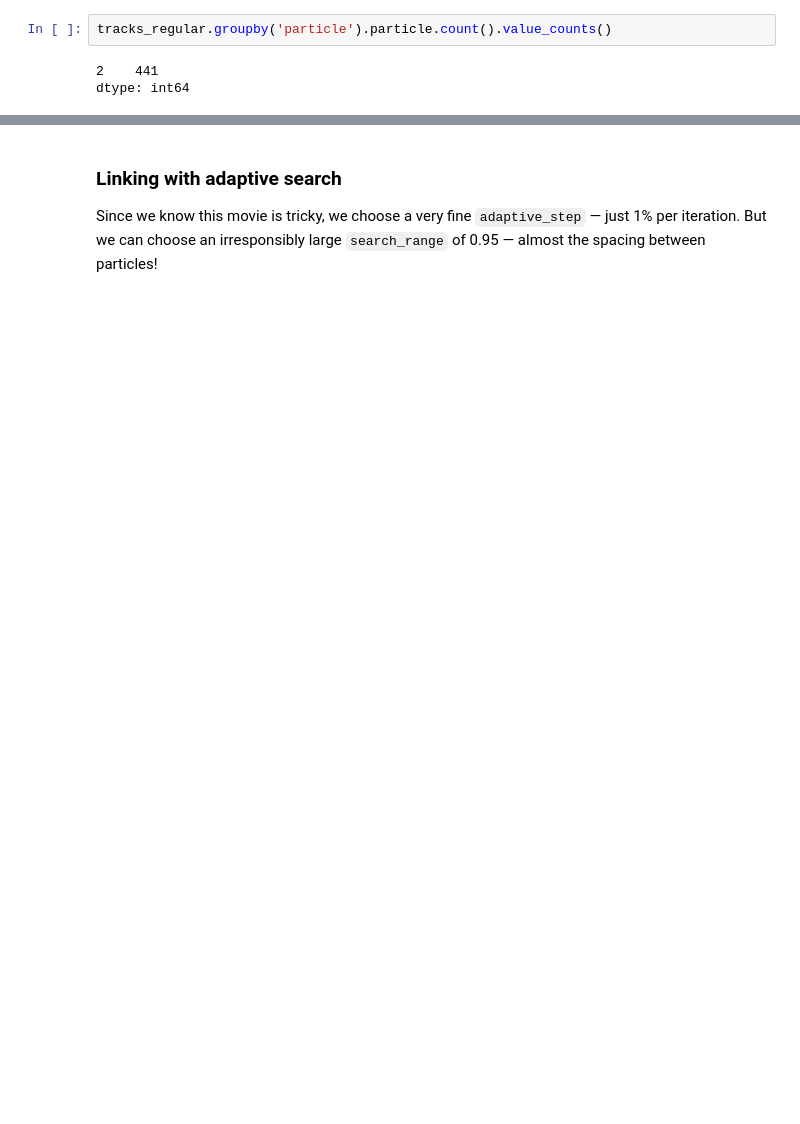
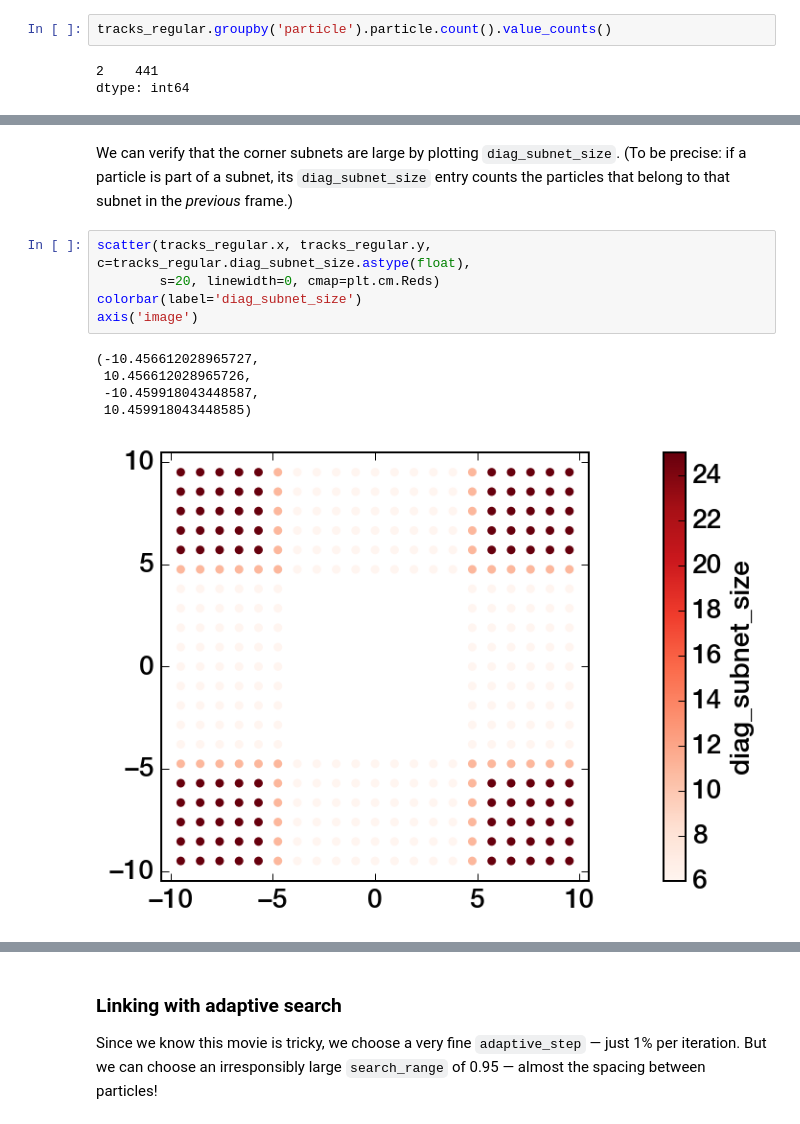
Before and after one commit to soft-matter/trackpy-examples, a Jupyter notebook: notebooks/adaptive-search.ipynb, the cells around one changed output, grey strips where cells are left out. Cells and saved outputs as stored; diff of their text form; blank space fills up the shorter version.

```diff
--- a/notebooks/adaptive-search.ipynb
+++ b/notebooks/adaptive-search.ipynb
@@ -164,0 +180,13 @@ This result indicates that there are 441 tracks that last for 2 frames, and no t
+# %% [markdown]
+We can verify that the corner subnets are large by plotting `diag_subnet_size`. (To be precise: if a particle is part of a subnet, its `diag_subnet_size` entry counts the particles that belong to that subnet in the *previous* frame.)
+# %%
+scatter(tracks_regular.x, tracks_regular.y, c=tracks_regular.diag_subnet_size.astype(float),
+        s=20, linewidth=0, cmap=plt.cm.Reds)
+colorbar(label='diag_subnet_size')
+axis('image')
+# %% [output]
+(-10.456612028965727,
+ 10.456612028965726,
+ -10.459918043448587,
+ 10.459918043448585)
+[figure, added]
```
Also changed, not shown: parts of 17 cells of this notebook.
